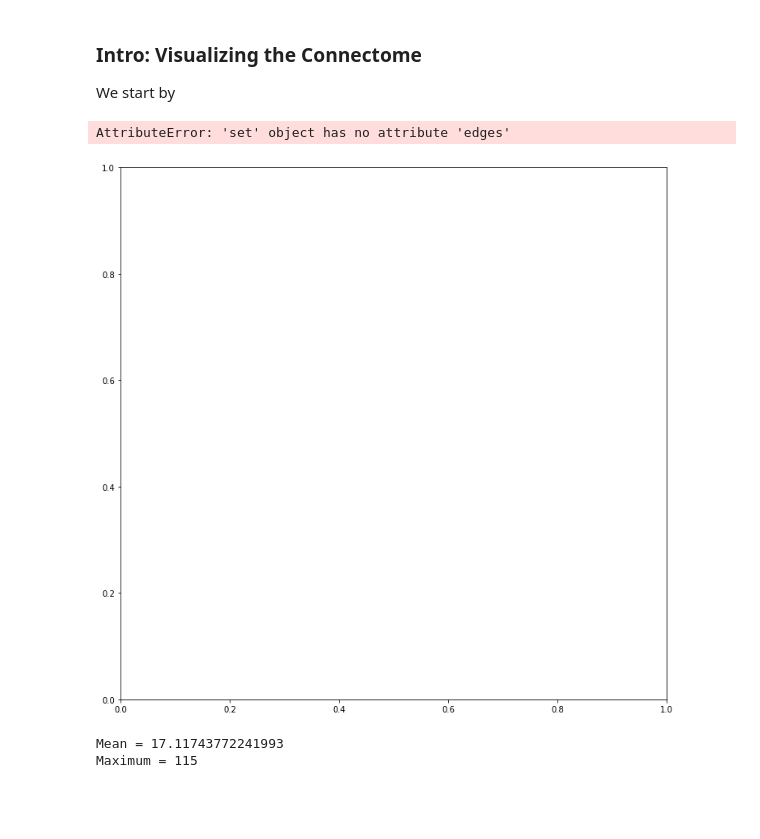
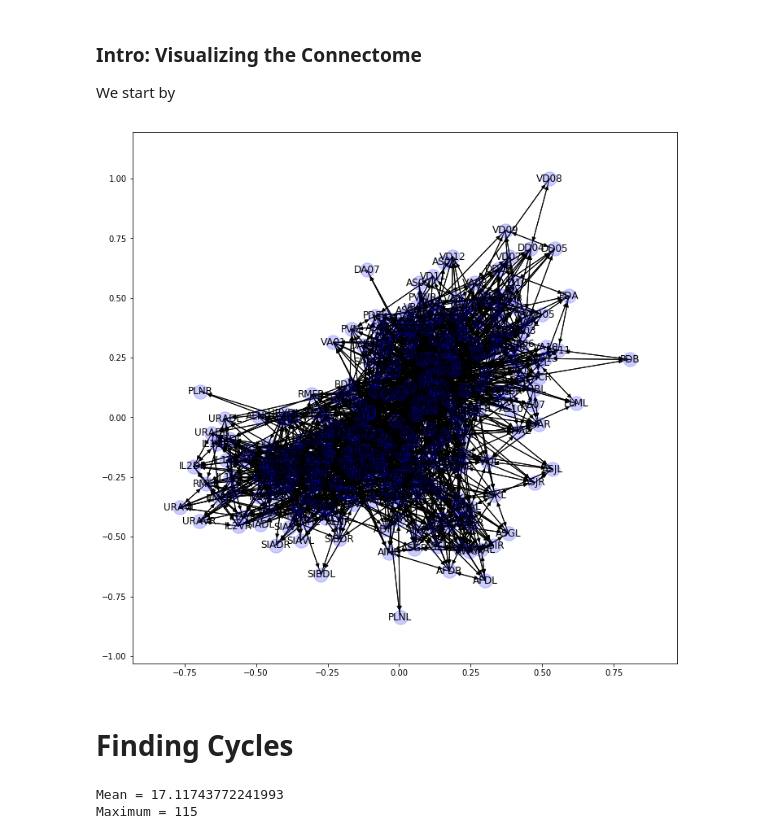
Before and after one commit to 3000farad/neuroloops, a Jupyter notebook: neuroloops.ipynb, the cells around one changed output. Cells and saved outputs as stored; diff of their text form; code cells hidden in the pictures; blank space fills up the shorter version.

Commit message:
Got directed graph subcomponents, removing NMJ, and initial viz to work.

```diff
--- a/neuroloops.ipynb
+++ b/neuroloops.ipynb
@@ -22,27 +22,29 @@ for i in celegans_connectome.index:
     G.add_edge(celegans_connectome.loc[i]['Neuron 1'],celegans_connectome.loc[i]['Neuron 2'])
 
 # the graph has two connected components, so we will just keep the giant component
-components=nx.strongly_connected_components(G)
-G=next(components)
+G = nx.DiGraph(G)  # Un-freeze the graph
+G.remove_node('NMJ')  # Remove neuromuscular junction "node"
+components=sorted(nx.weakly_connected_components(G), key=len, reverse=True)
+G=nx.DiGraph(G.subgraph(components[0]))
 # %% [markdown]
 ### Intro: Visualizing the Connectome
 We start by
 # %%
-# xxx
-
+# Build plot
 plt.figure(figsize=(12,12))
 edge_expansion=12
 node_expansion=30
 
 layout = nx.spring_layout(G)
 #weights=nx.get_edge_attributes(G,'weight')
 _=nx.draw_networkx_edges(G,pos=layout, )
 #                      width=[weights[i]*edge_expansion for i in G.edges],alpha=0.3)
 _=nx.draw_networkx_nodes(G,pos=layout,
                          node_color='blue',
-                         alpha=0.2,
-                        node_size=[G.out_degree[i]*node_expansion for i in G.nodes]*node_expansion)
+                         alpha=0.2,)
+                        #node_size=[G.out_degree[i]*node_expansion for i in G.nodes]*node_expansion)
 _=nx.draw_networkx_labels(G,pos=layout)
 # %% [output]
-AttributeError: 'set' object has no attribute 'edges'
-[figure, old version]
+[figure, new version]
+# %% [markdown]
+# Finding Cycles
```
Also changed, not shown: parts of 2 cells of this notebook.
